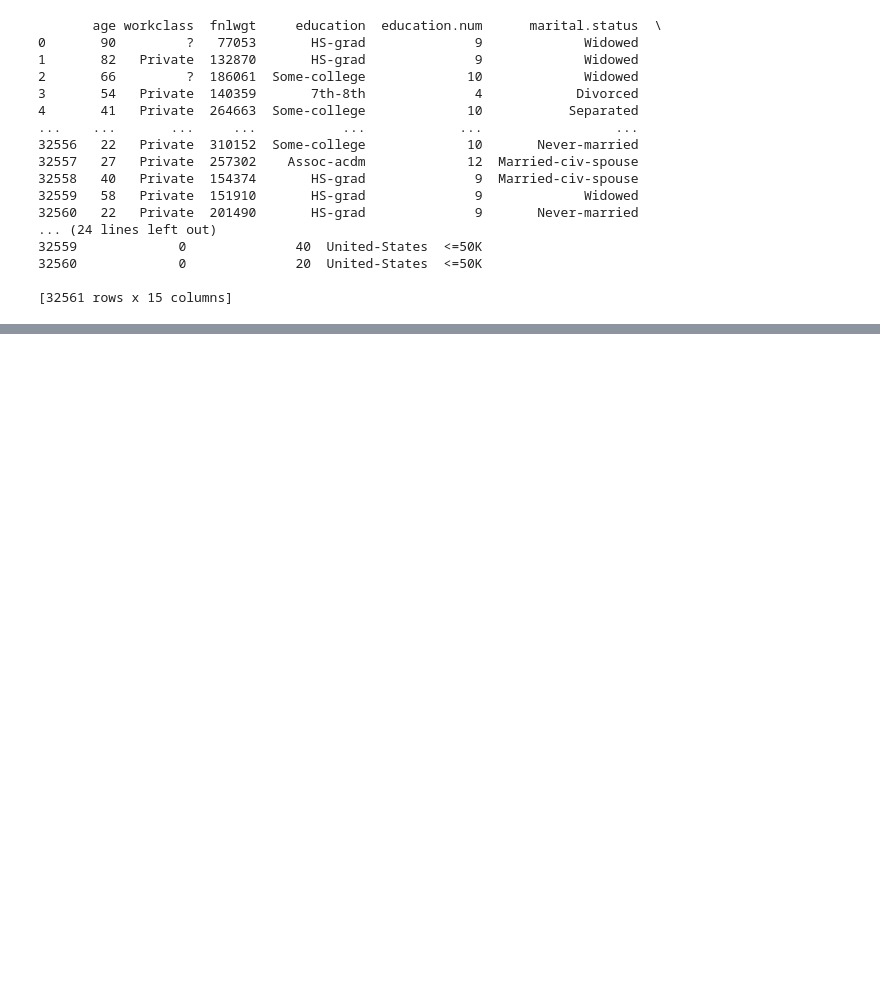
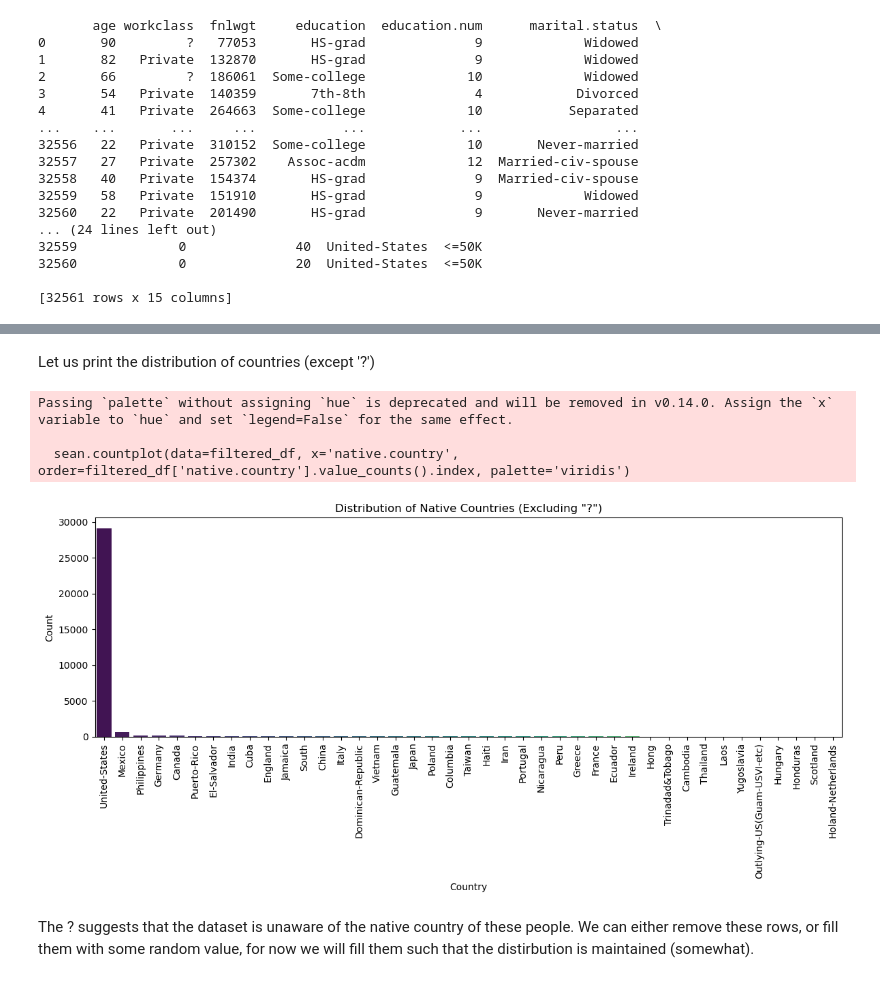
Before and after one commit to Awesome-AI-ML-DELTA25/DataCleaning, a Jupyter notebook: data_cleaning.ipynb, the cells around one changed output, grey strips where cells are left out. Cells and saved outputs as stored; diff of their text form; code cells hidden in the pictures; blank space fills up the shorter version.

Commit message:
Native Country Changes
Created a copy of dataframe and replaced '?' with distribution matching distribution of other countries

```diff
--- a/data_cleaning.ipynb
+++ b/data_cleaning.ipynb
@@ -89,0 +126,22 @@ print(df.head(len(df))) # Display all the rows of the DataFrame
+# %% [markdown]
+Let us print the distribution of countries (except '?')
+# %%
+# Filter out rows where native.country is '?'
+filtered_df = df[df['native.country'] != '?']
+
+# Plot
+plt.figure(figsize=(12, 6))
+sean.countplot(data=filtered_df, x='native.country', order=filtered_df['native.country'].value_counts().index, palette='viridis')
+plt.xticks(rotation=90)
+plt.title('Distribution of Native Countries (Excluding "?")')
+plt.xlabel('Country')
+plt.ylabel('Count')
+plt.tight_layout()
+plt.show()
+# %% [output]
+Passing `palette` without assigning `hue` is deprecated and will be removed in v0.14.0. Assign the `x` variable to `hue` and set `legend=False` for the same effect.
+
+  sean.countplot(data=filtered_df, x='native.country', order=filtered_df['native.country'].value_counts().index, palette='viridis')
+[figure, added]
+# %% [markdown]
+The ? suggests that the dataset is unaware of the native country of these people. We can either remove these rows, or fill them with some random value, for now we will fill them such that the distirbution is maintained (somewhat).
```
Also changed, not shown: parts of 8 cells of this notebook.
